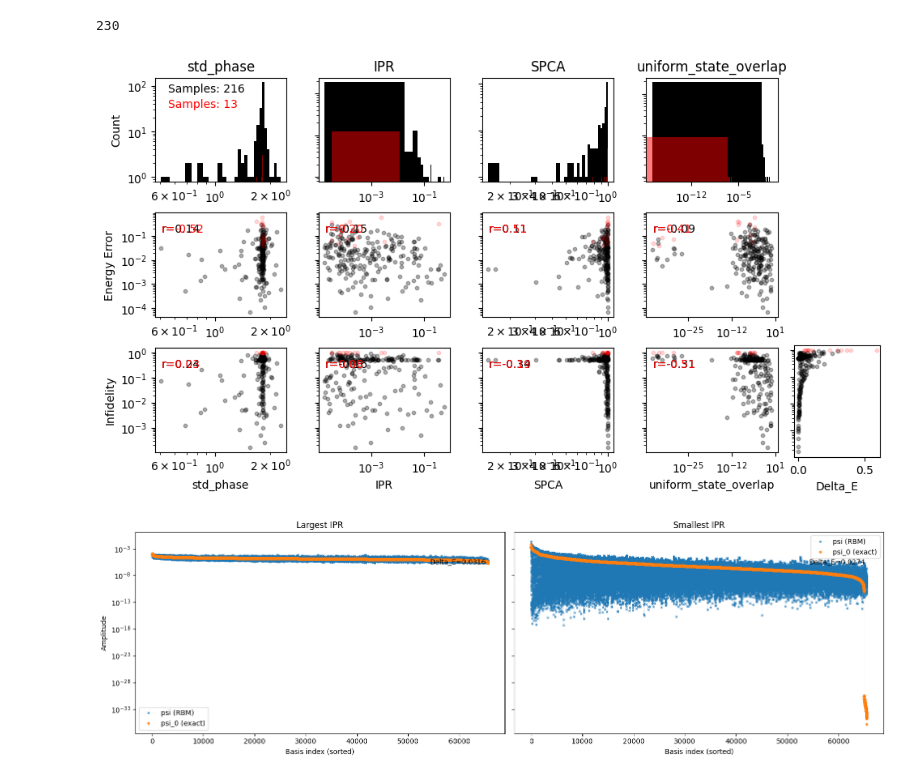
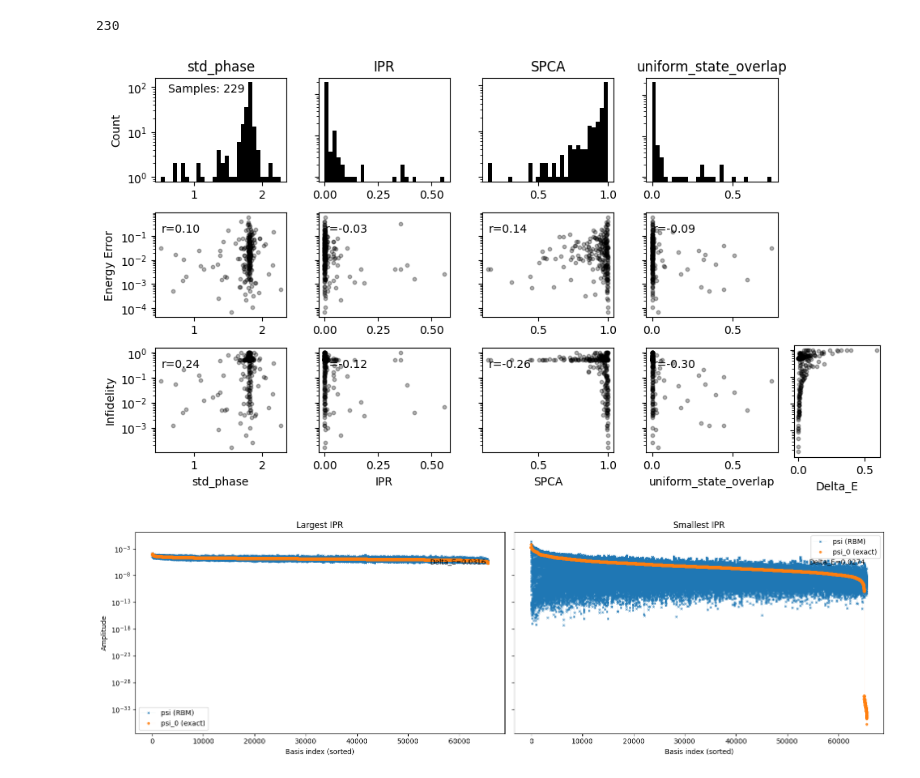
Before and after one commit to NilsNiggemann/DataMiningRBMs, a Jupyter notebook: Netket/analysis.ipynb, the cells around one changed output. Saved outputs shown, nothing was run; the diff lists cells and outputs as text; code cells hidden in the pictures.

```diff
--- a/Netket/analysis.ipynb
+++ b/Netket/analysis.ipynb
@@ -113,38 +113,38 @@ def plotCorrelations(df_eval, hypotheses, plt_fig=None, text_offset=None, color=
             r_deltaE, _ = pearsonr(data, df_eval["Delta_E"])
             r_infidelity, _ = pearsonr(data, df_eval["infidelity"])
             axes[1, idx].text(0.05, 0.9, f"r={r_deltaE:.2f}", transform=axes[1, idx].transAxes, fontsize=10, color=color, ha="left", va="top")
             axes[2, idx].text(0.05, 0.9, f"r={r_infidelity:.2f}", transform=axes[2, idx].transAxes, fontsize=10, color=color, ha="left", va="top")
     plt.tight_layout()
 
     bottom_right_ax.set_position([0.87, 0.1, 0.1, 0.23])
     bottom_right_ax.tick_params(axis='y', labelleft=False)
     bottom_right_ax.scatter(df_eval["Delta_E"], df_eval["infidelity"], alpha=0.3*alphamod, s=scatter_size, color=color)
     bottom_right_ax.set_xlabel("Delta_E")
     if ylog:
         bottom_right_ax.set_yscale('log')
     if text_offset is None:
         text_offset = [0,0]
         if plt_fig is not None:
             text_offset = [0.0,-0.15]
     text_pos = np.array([0.1, 0.95]) + np.array(text_offset)
     axes[0, 0].text(*text_pos, f"Samples: {len(df_eval)}", transform=axes[0, 0].transAxes, fontsize=10, color=color, ha="left", va="top")
     return fig
 
 hyptheses_trim = {
     "std_phase" : std_phase,
     "IPR" : ipr,
     "SPCA" : pca_entropy,
     "uniform_state_overlap" : uniform_state_overlap,
 }
-infidelityrange = (0,0.95)
+infidelityrange = (0,1)
 df_eval = filter_dataframe_by_range(df, 'infidelity', *infidelityrange)
-plt_fig = plotCorrelations(df_eval,hyptheses_trim,ylog=True,xlog=True,pearson=True)
-infidelityrange = (0.95,1)
+plt_fig = plotCorrelations(df_eval,hyptheses_trim,ylog=True,xlog=False,pearson=True)
+infidelityrange = (1,1)
 df_eval_min = filter_dataframe_by_range(df, 'infidelity', *infidelityrange)
 
-plt_fig = plotCorrelations(df_eval_min,hyptheses_trim,color="red",alphamod=0.5,plt_fig=plt_fig,ylog=True,xlog=True,pearson=True)
+# plt_fig = plotCorrelations(df_eval_min,hyptheses_trim,color="red",alphamod=0.5,plt_fig=plt_fig,ylog=True,xlog=False,pearson=False)
 # %% [output]
-[figure, old version]
+[figure, new version]
 # %%
 import numpy as np
 
```
Also changed, not shown: parts of 12 cells of this notebook, 4 other files.
